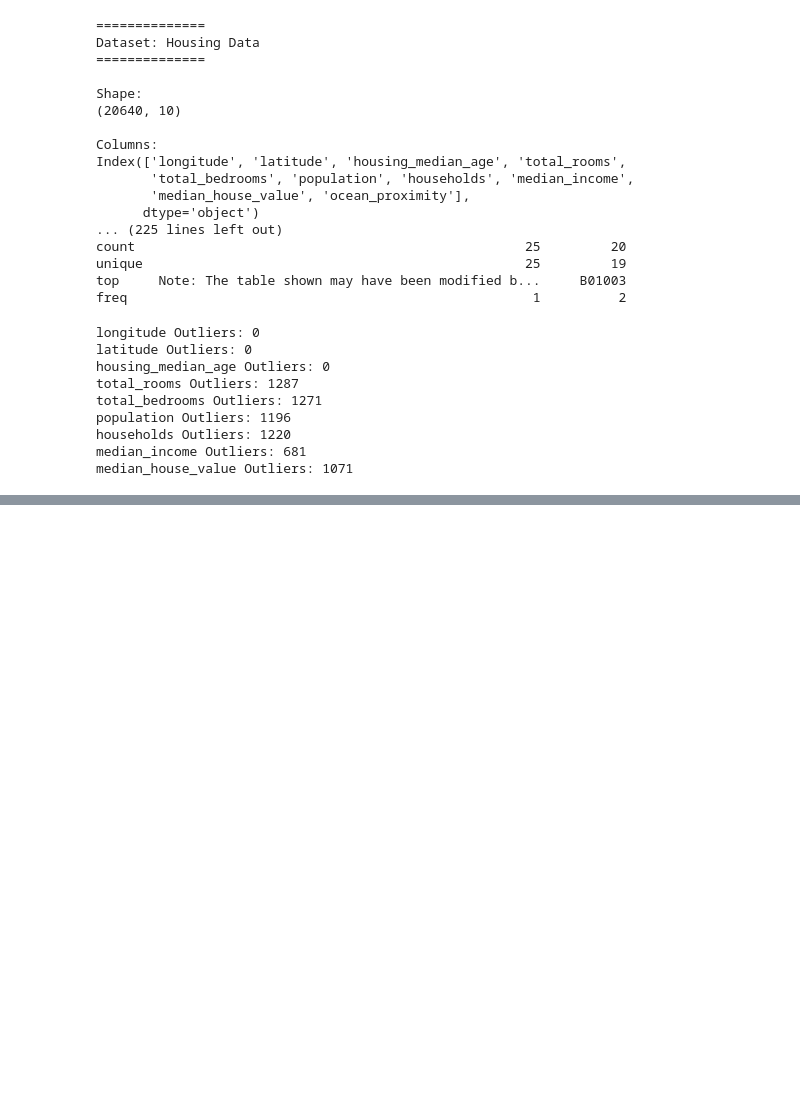
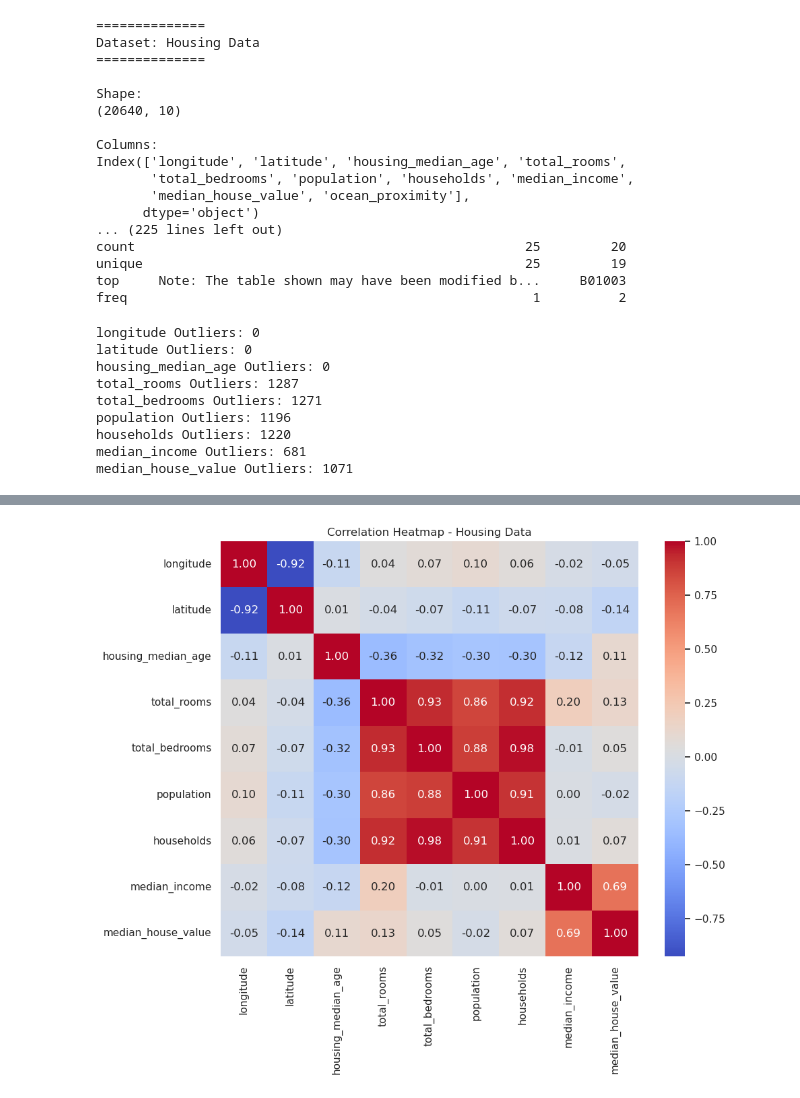
Before and after one commit to Deepking1996/ADS-508_Group_6_Final_Team_Project-, a Jupyter notebook: Data_Exploration.ipynb, the cells around one changed output, grey strips where cells are left out. Cells and saved outputs as stored; diff of their text form; code cells hidden in the pictures; blank space fills up the shorter version.

```diff
--- a/Data_Exploration.ipynb
+++ b/Data_Exploration.ipynb
@@ -93,0 +98,10 @@ median_house_value Outliers: 1071
+# %%
+#Correlation Heat Map
+plt.figure(figsize=(10,8))
+corr_housing = housing.corr(numeric_only = True)
+
+sns.heatmap(corr_housing,annot=True, cmap='coolwarm', fmt=".2f")
+plt.title("Correlation Heatmap - Housing Data")
+plt.show()
+# %% [output]
+[figure, added]
```
Also changed, not shown: parts of 5 cells of this notebook.
